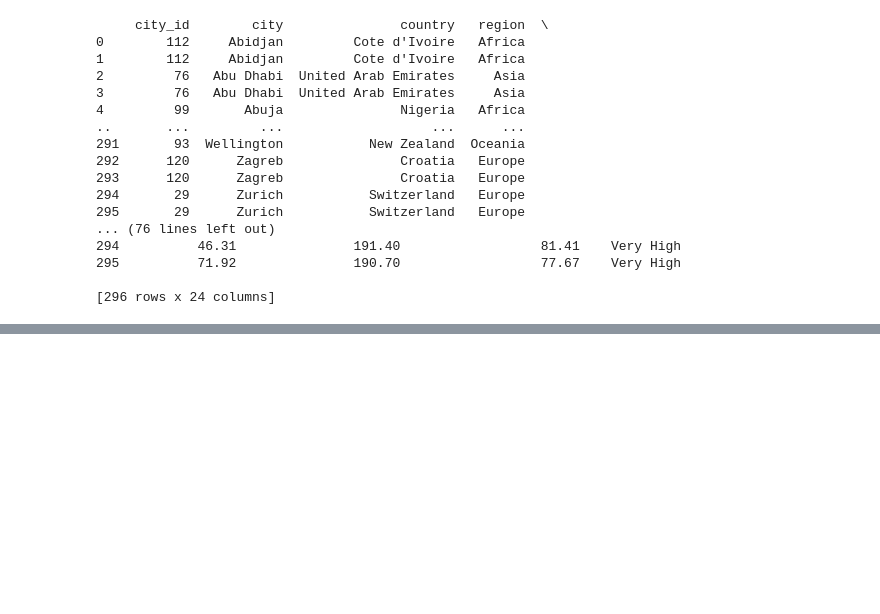
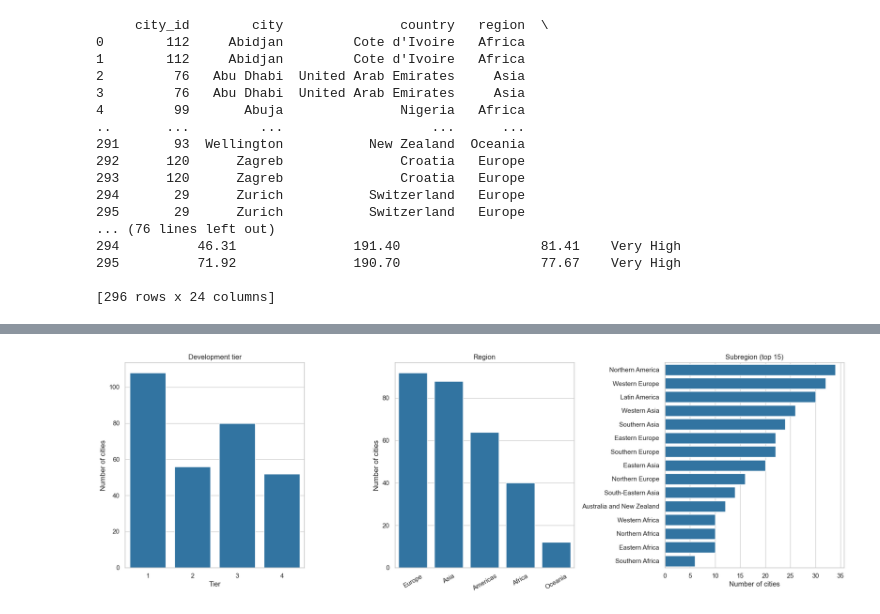
Before and after one commit to SindhujaDavuluri-IAAC/5-day1-assignment, a Jupyter notebook: data_cleaning_and_EDA_5.ipynb, the cells around one changed output, grey strips where cells are left out. Saved outputs shown, nothing was run; the diff lists cells and outputs as text; code cells hidden in the pictures; blank space fills up the shorter version.

```diff
--- a/data_cleaning_and_EDA_5.ipynb
+++ b/data_cleaning_and_EDA_5.ipynb
@@ -418,0 +494,30 @@ print(df_clean)
+# %%
+fig, axes = plt.subplots(1, 3, figsize=(18, 6))
+
+# Ordered category: keep natural order
+sns.countplot(data=df_clean, x="development_tier", color="tab:blue", ax=axes[0])
+axes[0].set_title("Development tier")
+axes[0].set_xlabel("Tier")
+axes[0].set_ylabel("Number of cities")
+
+# Sorted by frequency
+sns.countplot(data=df_clean, x="region",
+              order=df_clean["region"].value_counts().index,
+              color="tab:blue", ax=axes[1])
+axes[1].set_title("Region")
+axes[1].set_xlabel("")
+axes[1].set_ylabel("Number of cities")
+axes[1].tick_params(axis="x", rotation=30)
+
+# Horizontal bars, top 15
+top_subregions = df_clean["subregion"].value_counts().head(15).index
+sns.countplot(data=df_clean, y="subregion", order=top_subregions,
+              color="tab:blue", ax=axes[2])
+axes[2].set_title("Subregion (top 15)")
+axes[2].set_ylabel("")
+axes[2].set_xlabel("Number of cities")
+
+plt.tight_layout()
+plt.show()
+# %% [output]
+[figure, added]
```
Also changed, not shown: parts of 9 cells of this notebook.
